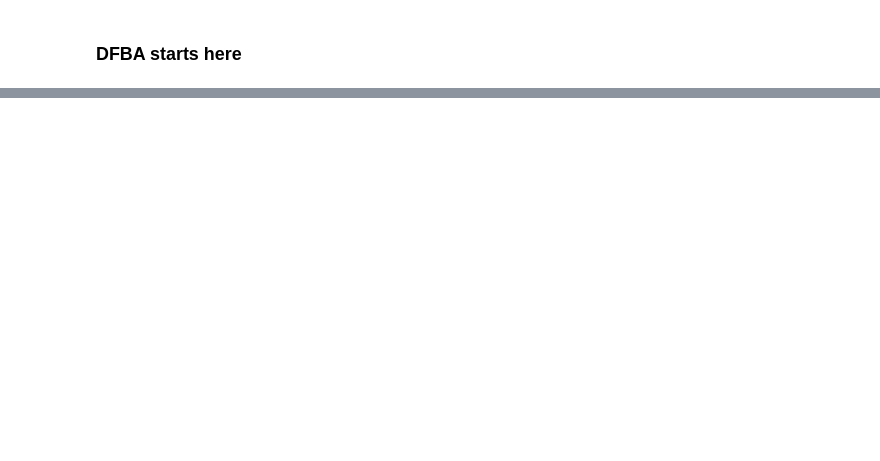
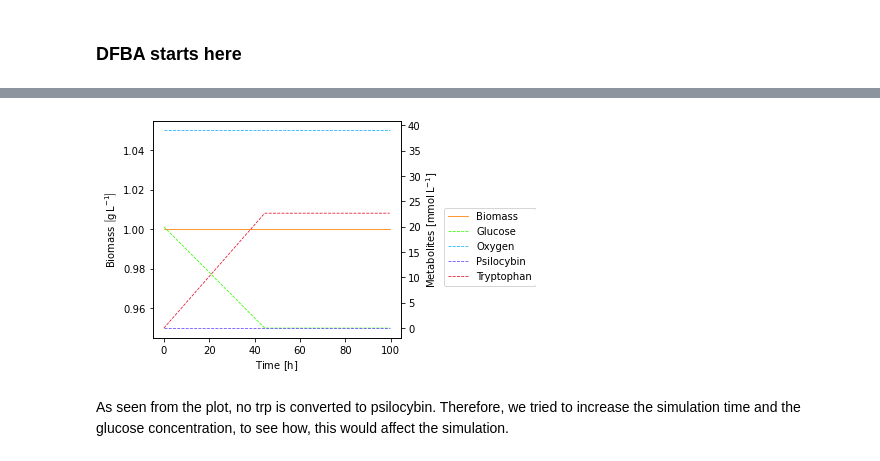
Before and after one commit to 27410/27410-2020-group-project-group13_psilocybin_a-niger, a Jupyter notebook: Analysis/02-DFBA.ipynb, the cells around one changed output, grey strips where cells are left out. Saved outputs shown, nothing was run; the diff lists cells and outputs as text; code cells hidden in the pictures; blank space fills up the shorter version.

```diff
--- a/Analysis/02-DFBA.ipynb
+++ b/Analysis/02-DFBA.ipynb
@@ -71,0 +83,10 @@ plot_trajectories(trajectories)
+# %%
+Trp = KineticVariable("Tryptophan")
+dfba_model.add_kinetic_variables([Trp])
+
+v_Trp = ExchangeFlux("r385")
+dfba_model.add_exchange_fluxes([v_Trp])
+
+dfba_model.add_rhs_expression("Tryptophan", v_Trp * 204.22/1000.0 * X)
+
+dfba_model.add_exchange_flux_lb("r385", 0.7 * (Trp / (0.3 + Trp)), Trp)
@@ -71,0 +95,17 @@ plot_trajectories(trajectories)
+# %%
+dfba_model.add_initial_conditions(
+    {
+        "Biomass": 1,         # (gDW/L)
+        "Tryptophan": 0.0001, # (g/L)
+        "Glucose": 20.0,      # (g/L)
+        "Psilocybin": 0.0,    # (g/L)
+        "Oxygen": 39          # (mmol/L)
+    }
+)
+concentrations, trajectories = dfba_model.simulate(0.0, 100.0, 0.5, ["BOUNDARY_GLCe", "r385", "psiM"])
+# %%
+plot_concentrations(concentrations)
+# %% [output]
+[figure, added]
+# %% [markdown]
+As seen from the plot, no trp is converted to psilocybin. Therefore, we tried to increase the simulation time and the glucose concentration, to see how, this would affect the simulation.
```
Also changed, not shown: parts of 26 cells of this notebook.
